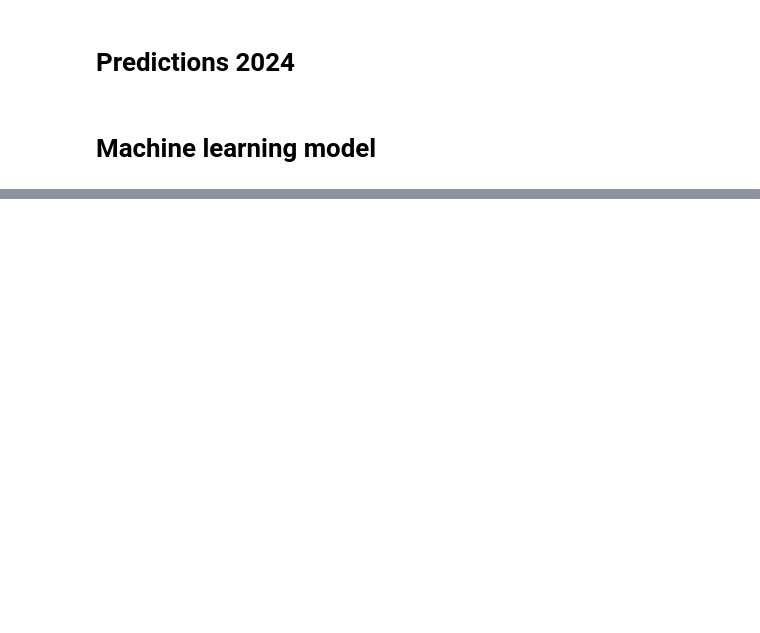
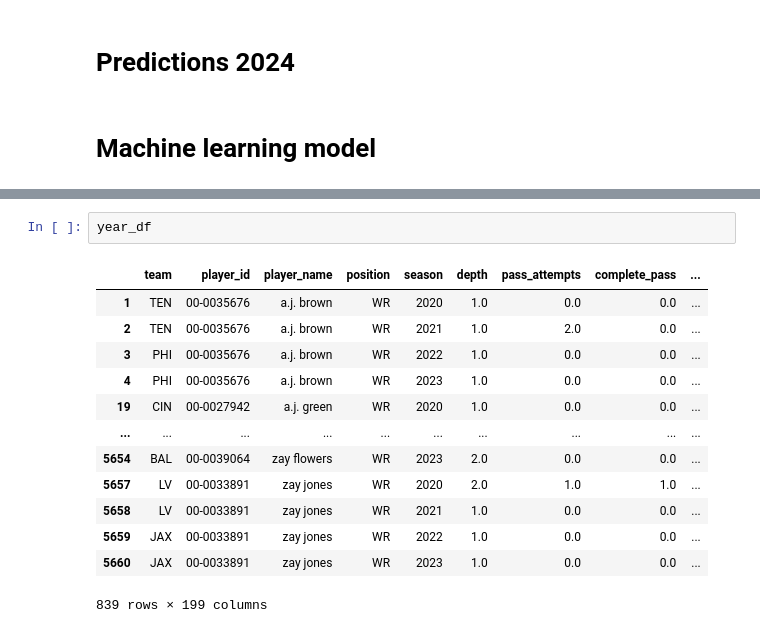
Before and after one commit to salomerivas/app-development, a Jupyter notebook: VisualizationKaggle.ipynb, the cells around one changed output, grey strips where cells are left out. Drawn from its saved outputs; the diff is of its cells as text; blank space fills up the shorter version.

```diff
--- a/VisualizationKaggle.ipynb
+++ b/VisualizationKaggle.ipynb
@@ -2072,0 +2818,16 @@ normalized_df
+# %%
+year_df
+# %% [output]
+|  | team | player_id | player_name | position | season | depth | pass_attempts | complete_pass | ... |
+| 1 | TEN | 00-0035676 | a.j. brown | WR | 2020 | 1.0 | 0.0 | 0.0 | ... |
+| 2 | TEN | 00-0035676 | a.j. brown | WR | 2021 | 1.0 | 2.0 | 0.0 | ... |
+| 3 | PHI | 00-0035676 | a.j. brown | WR | 2022 | 1.0 | 0.0 | 0.0 | ... |
+| 4 | PHI | 00-0035676 | a.j. brown | WR | 2023 | 1.0 | 0.0 | 0.0 | ... |
+| 19 | CIN | 00-0027942 | a.j. green | WR | 2020 | 1.0 | 0.0 | 0.0 | ... |
+| ... | ... | ... | ... | ... | ... | ... | ... | ... | ... |
+| 5654 | BAL | 00-0039064 | zay flowers | WR | 2023 | 2.0 | 0.0 | 0.0 | ... |
+| 5657 | LV | 00-0033891 | zay jones | WR | 2020 | 2.0 | 1.0 | 1.0 | ... |
+| 5658 | LV | 00-0033891 | zay jones | WR | 2021 | 1.0 | 0.0 | 0.0 | ... |
+| 5659 | JAX | 00-0033891 | zay jones | WR | 2022 | 1.0 | 0.0 | 0.0 | ... |
+| 5660 | JAX | 00-0033891 | zay jones | WR | 2023 | 1.0 | 0.0 | 0.0 | ... |
+839 rows × 199 columns
```
Also changed, not shown: parts of 53 cells of this notebook.
